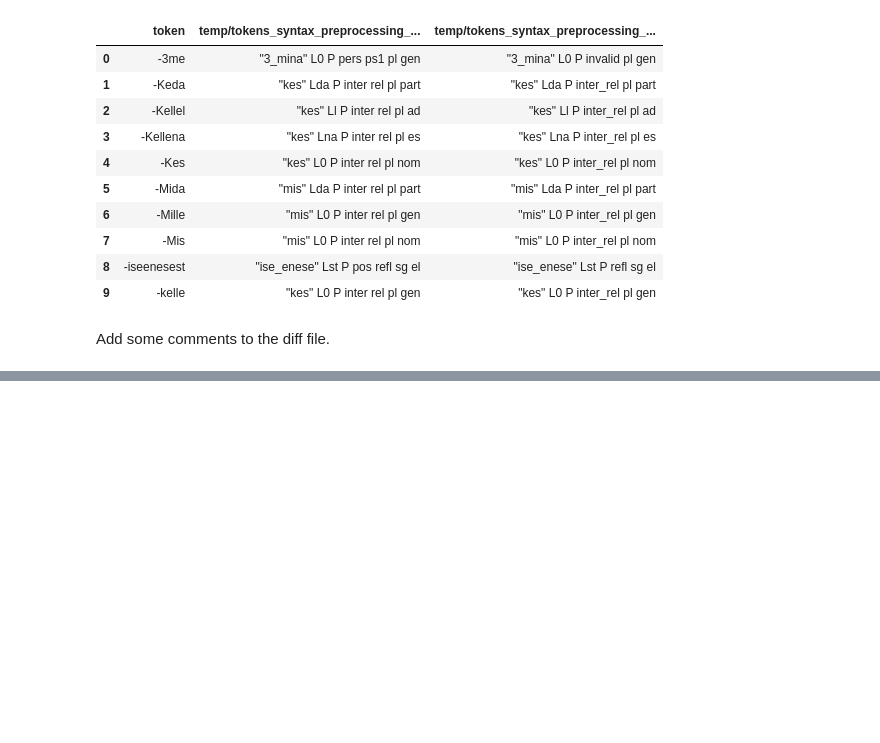
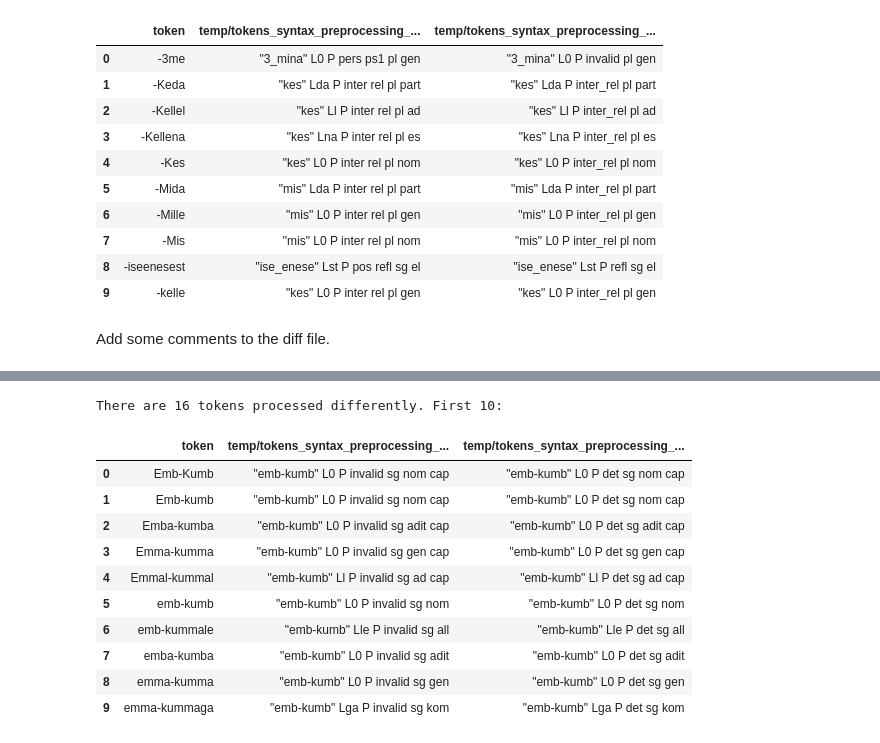
Before and after one commit to estnltk/koondkorpus-experiments, a Jupyter notebook: syntax_preprocessing_diff/syntax_preprocessing_diff.ipynb, the cells around one changed output, grey strips where cells are left out. Cells and saved outputs as stored; diff of their text form; code cells hidden in the pictures; blank space fills up the shorter version.

```diff
--- a/syntax_preprocessing_diff/syntax_preprocessing_diff.ipynb
+++ b/syntax_preprocessing_diff/syntax_preprocessing_diff.ipynb
@@ -470,0 +499,15 @@ df[:10]
+# %%
+show_diff('results/diff_d9f8cae_369f7c25.csv')
+# %% [output]
+There are 16 tokens processed differently. First 10:
+|  | token | temp/tokens_syntax_preprocessing_... | temp/tokens_syntax_preprocessing_... |
+| 0 | Emb-Kumb | "emb-kumb" L0 P invalid sg nom cap | "emb-kumb" L0 P det sg nom cap |
+| 1 | Emb-kumb | "emb-kumb" L0 P invalid sg nom cap | "emb-kumb" L0 P det sg nom cap |
+| 2 | Emba-kumba | "emb-kumb" L0 P invalid sg adit cap | "emb-kumb" L0 P det sg adit cap |
+| 3 | Emma-kumma | "emb-kumb" L0 P invalid sg gen cap | "emb-kumb" L0 P det sg gen cap |
+| 4 | Emmal-kummal | "emb-kumb" Ll P invalid sg ad cap | "emb-kumb" Ll P det sg ad cap |
+| 5 | emb-kumb | "emb-kumb" L0 P invalid sg nom | "emb-kumb" L0 P det sg nom |
+| 6 | emb-kummale | "emb-kumb" Lle P invalid sg all | "emb-kumb" Lle P det sg all |
+| 7 | emba-kumba | "emb-kumb" L0 P invalid sg adit | "emb-kumb" L0 P det sg adit |
+| 8 | emma-kumma | "emb-kumb" L0 P invalid sg gen | "emb-kumb" L0 P det sg gen |
+| 9 | emma-kummaga | "emb-kumb" Lga P invalid sg kom | "emb-kumb" Lga P det sg kom |
```
Also changed, not shown: parts of 7 cells of this notebook, 1 other file.
